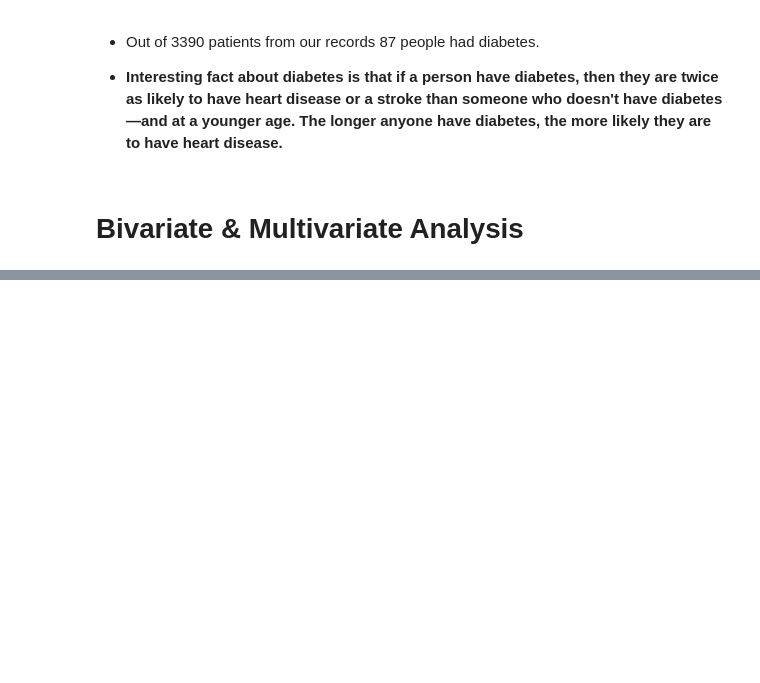
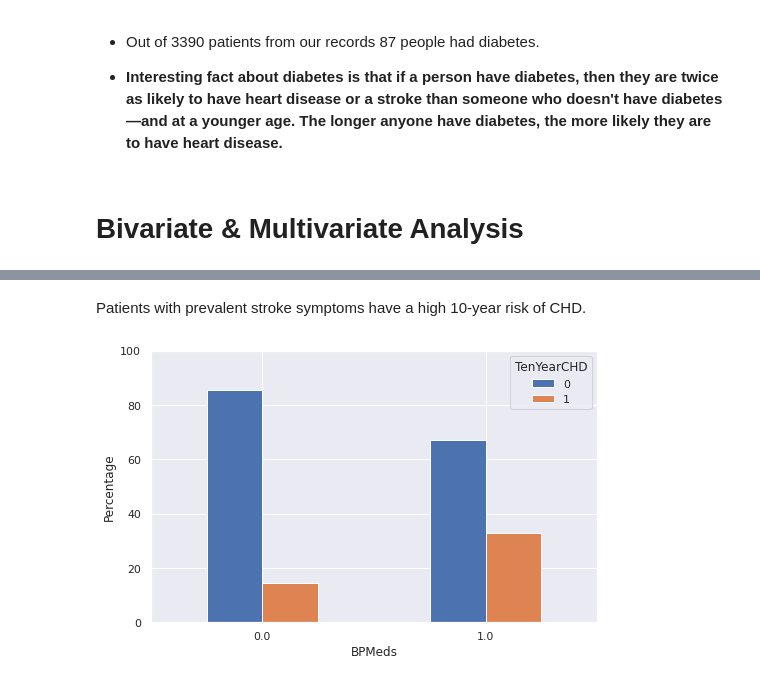
Before and after one commit to Abhishek-Shubham001/Cardiovascular-Risk-Prediction, a Jupyter notebook: Cardiovascular_Risk_Prediction_Capstone_Project.ipynb, the cells around one changed output, grey strips where cells are left out. Drawn from its saved outputs; the diff is of its cells as text; code cells hidden in the pictures; blank space fills up the shorter version.

```diff
--- a/Cardiovascular_Risk_Prediction_Capstone_Project.ipynb
+++ b/Cardiovascular_Risk_Prediction_Capstone_Project.ipynb
@@ -453,0 +497,14 @@ Name: diabetes, dtype: int64
+# %% [markdown]
+Patients with prevalent stroke symptoms have a high 10-year risk of CHD.
+# %%
+# Percentage of Cardiovascular Risk with or without Blood Pressure Medication
+freq_df = crp_df.groupby('TenYearCHD')['BPMeds'].value_counts().unstack(0)
+pct_df = freq_df.divide(freq_df.sum(axis=1), axis=0)*100
+pct_df.plot(kind="bar", figsize=(8, 5))
+plt.ylim(0,100)
+plt.ylabel('Percentage')
+plt.legend(title='TenYearCHD', loc='upper right')
+plt.xticks(rotation=0)
+plt.show()
+# %% [output]
+[figure, added]
```
Also changed, not shown: parts of 12 cells of this notebook.
